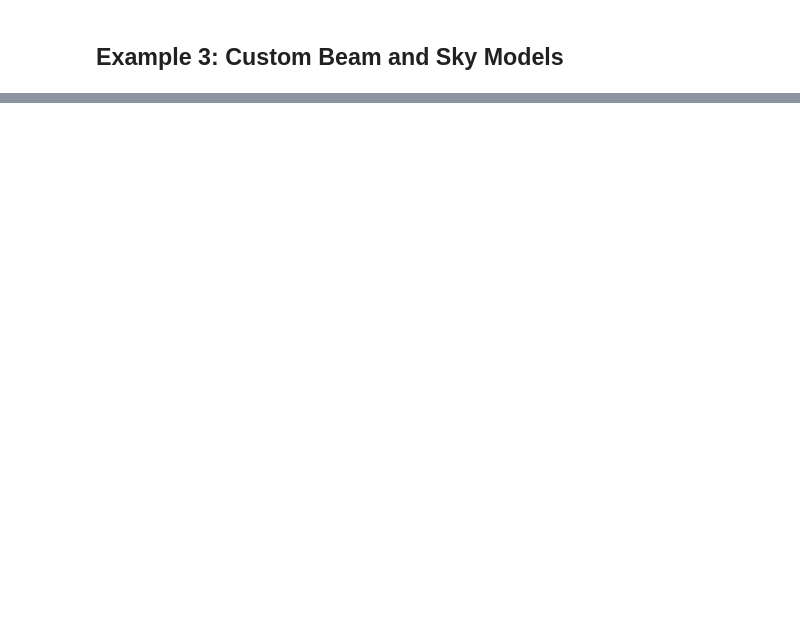
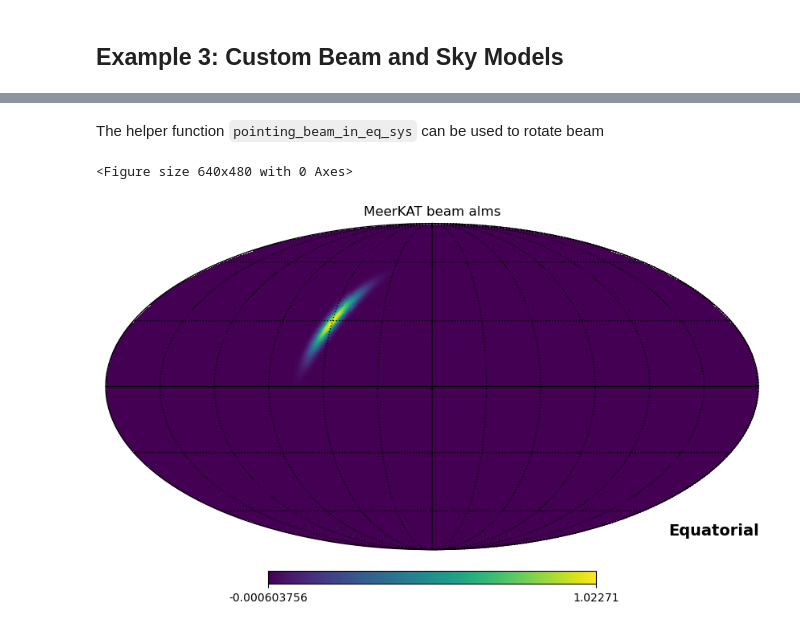
Before and after one commit to zzhang0123/limTOD, a Jupyter notebook: examples.ipynb, the cells around one changed output, grey strips where cells are left out. Saved outputs shown, nothing was run; the diff lists cells and outputs as text; code cells hidden in the pictures; blank space fills up the shorter version.

```diff
--- a/examples.ipynb
+++ b/examples.ipynb
@@ -108,0 +159,18 @@ tod_custom, _, _ = sim_custom.generate_TOD(
+# %% [markdown]
+The helper function `pointing_beam_in_eq_sys` can be used to rotate beam
+# %%
+# Pointed Beam Specifications
+LST_deg = 60  # degrees
+lat_deg = 30  # degrees
+azimuth_deg = 30  # degrees
+elevation_deg = 90  # degrees
+beam_alm = hp.map2alm(asym_beam)
+pointed_beam = pointing_beam_in_eq_sys(beam_alm, LST_deg, lat_deg, azimuth_deg, elevation_deg, nside=64)
+
+plt.figure()
+hp.mollview(pointed_beam, title="MeerKAT beam alms", coord="C")
+hp.graticule()
+plt.show()
+# %% [output]
+<Figure size 640x480 with 0 Axes>
+[figure, added]
```
Also changed, not shown: parts of 8 cells of this notebook, 1 other file.
